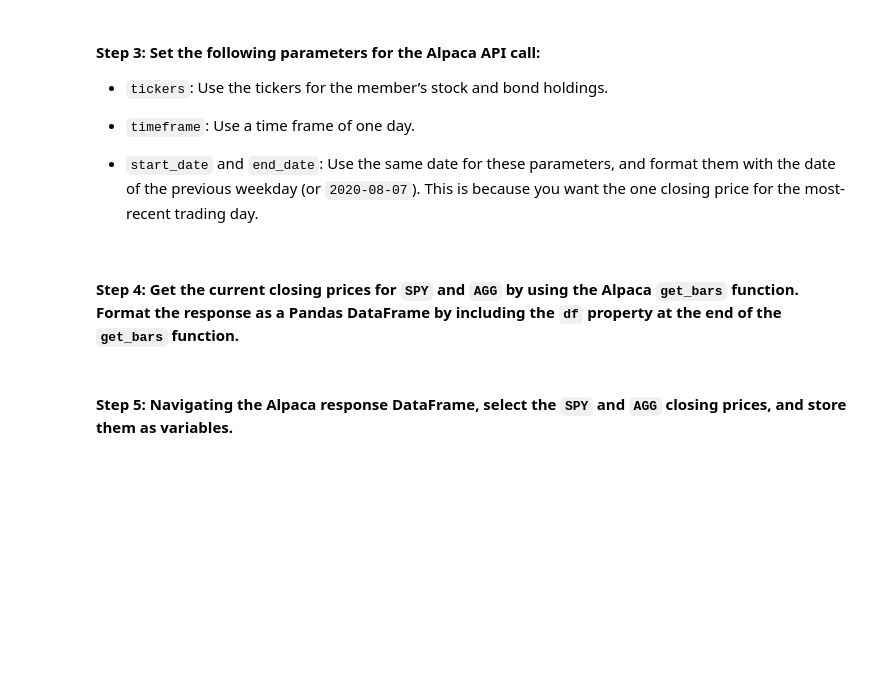
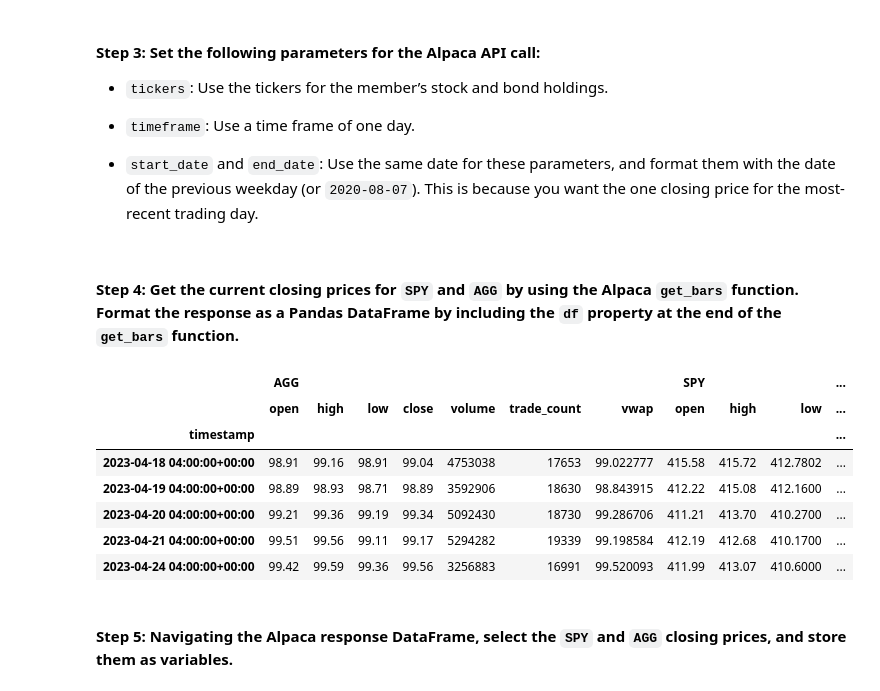
Before and after one commit to PhilipTimothe/Fin-Tech-Module-5, a Jupyter notebook: financial_planning_tools.ipynb, the cells around one changed output. Saved outputs shown, nothing was run; the diff lists cells and outputs as text; code cells hidden in the pictures; blank space fills up the shorter version.

```diff
--- a/financial_planning_tools.ipynb
+++ b/financial_planning_tools.ipynb
@@ -231,17 +247,32 @@ ValueError: ('Key ID must be given to access Alpaca trade API', ' (env: APCA_API
 # %%
 # Use the Alpaca get_bars function to get current closing prices the portfolio
 # Be sure to set the `df` property after the function to format the response object as a DataFrame
-# YOUR CODE HERE
+df_portfolio = alpaca.get_bars(
+    tickers,
+    timeframe,
+    start = start_date,
+    end = end_date
+).df
 
 # Reorganize the DataFrame
 # Separate ticker data
-# YOUR CODE HERE
+SPY = df_portfolio[df_portfolio['symbol']=='SPY'].drop('symbol', axis=1)
+AGG = df_portfolio[df_portfolio['symbol']=='AGG'].drop('symbol', axis=1)
 
 # Concatenate the ticker DataFrames
-# YOUR CODE HERE
+df_portfolio = pd.concat([AGG, SPY],axis=1, keys=['AGG','SPY'])
 
 # Review the first 5 rows of the Alpaca DataFrame
-# YOUR CODE HERE
+df_portfolio.head()
+# %% [output]
+|  | AGG |  |  |  |  |  |  | SPY |  |  | ... |
+|  | open | high | low | close | volume | trade_count | vwap | open | high | low | ... |
+| timestamp |  |  |  |  |  |  |  |  |  |  | ... |
+| 2023-04-18 04:00:00+00:00 | 98.91 | 99.16 | 98.91 | 99.04 | 4753038 | 17653 | 99.022777 | 415.58 | 415.72 | 412.7802 | ... |
+| 2023-04-19 04:00:00+00:00 | 98.89 | 98.93 | 98.71 | 98.89 | 3592906 | 18630 | 98.843915 | 412.22 | 415.08 | 412.1600 | ... |
+| 2023-04-20 04:00:00+00:00 | 99.21 | 99.36 | 99.19 | 99.34 | 5092430 | 18730 | 99.286706 | 411.21 | 413.70 | 410.2700 | ... |
+| 2023-04-21 04:00:00+00:00 | 99.51 | 99.56 | 99.11 | 99.17 | 5294282 | 19339 | 99.198584 | 412.19 | 412.68 | 410.1700 | ... |
+| 2023-04-24 04:00:00+00:00 | 99.42 | 99.59 | 99.36 | 99.56 | 3256883 | 16991 | 99.520093 | 411.99 | 413.07 | 410.6000 | ... |
 # %% [markdown]
 #### Step 5: Navigating the Alpaca response DataFrame, select the `SPY` and `AGG` closing prices, and store them as variables.
 # %%
```
Also changed, not shown: parts of 28 cells of this notebook.
